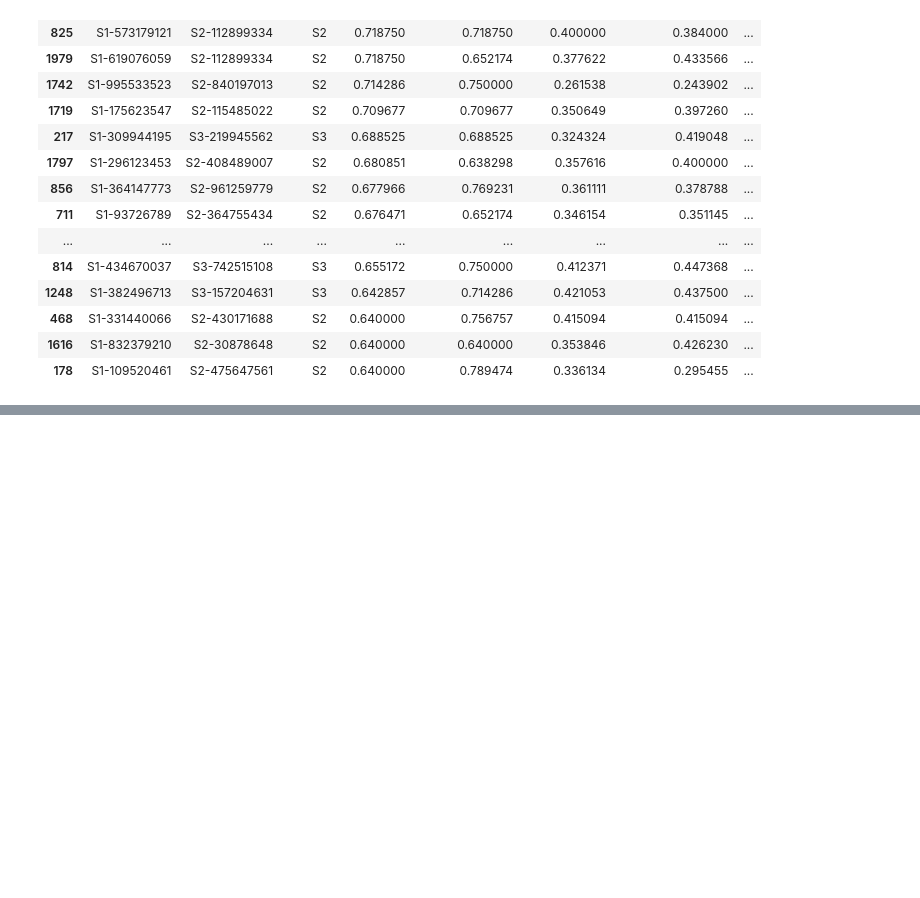
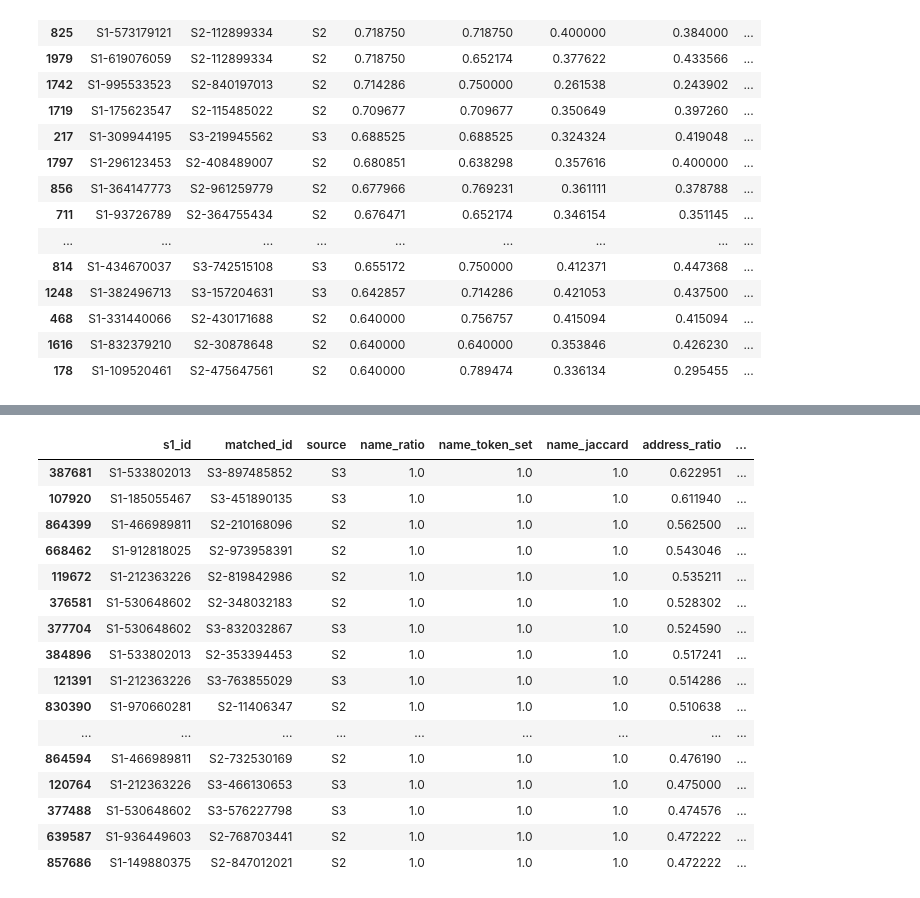
Before and after one commit to manndutiya23/amazon-ml-challenge-2026, a Jupyter notebook: notebooks/04_features.ipynb, the cells around one changed output, grey strips where cells are left out. Saved outputs shown, nothing was run; the diff lists cells and outputs as text; code cells hidden in the pictures; blank space fills up the shorter version.

```diff
--- a/notebooks/04_features.ipynb
+++ b/notebooks/04_features.ipynb
@@ -1230,0 +1921,46 @@ negative_features.sort_values(
+# %%
+hard_false = (
+    candidate_features[
+        ~candidate_features["is_match"]
+    ]
+    .sort_values(
+        ["name_ratio", "address_ratio"],
+        ascending=False,
+    )
+)
+
+display(
+    hard_false[
+        [
+            "s1_id",
+            "matched_id",
+            "source",
+            "name_ratio",
+            "name_token_set",
+            "name_jaccard",
+            "address_ratio",
+            "address_token_set",
+            "address_jaccard",
+            "digit_overlap",
+            "country_same",
+        ]
+    ].head(30)
+)
+# %% [output]
+|  | s1_id | matched_id | source | name_ratio | name_token_set | name_jaccard | address_ratio | ... |
+| 387681 | S1-533802013 | S3-897485852 | S3 | 1.0 | 1.0 | 1.0 | 0.622951 | ... |
+| 107920 | S1-185055467 | S3-451890135 | S3 | 1.0 | 1.0 | 1.0 | 0.611940 | ... |
+| 864399 | S1-466989811 | S2-210168096 | S2 | 1.0 | 1.0 | 1.0 | 0.562500 | ... |
+| 668462 | S1-912818025 | S2-973958391 | S2 | 1.0 | 1.0 | 1.0 | 0.543046 | ... |
+| 119672 | S1-212363226 | S2-819842986 | S2 | 1.0 | 1.0 | 1.0 | 0.535211 | ... |
+| 376581 | S1-530648602 | S2-348032183 | S2 | 1.0 | 1.0 | 1.0 | 0.528302 | ... |
+| 377704 | S1-530648602 | S3-832032867 | S3 | 1.0 | 1.0 | 1.0 | 0.524590 | ... |
+| 384896 | S1-533802013 | S2-353394453 | S2 | 1.0 | 1.0 | 1.0 | 0.517241 | ... |
+| 121391 | S1-212363226 | S3-763855029 | S3 | 1.0 | 1.0 | 1.0 | 0.514286 | ... |
+| 830390 | S1-970660281 | S2-11406347 | S2 | 1.0 | 1.0 | 1.0 | 0.510638 | ... |
+| ... | ... | ... | ... | ... | ... | ... | ... | ... |
+| 864594 | S1-466989811 | S2-732530169 | S2 | 1.0 | 1.0 | 1.0 | 0.476190 | ... |
+| 120764 | S1-212363226 | S3-466130653 | S3 | 1.0 | 1.0 | 1.0 | 0.475000 | ... |
+| 377488 | S1-530648602 | S3-576227798 | S3 | 1.0 | 1.0 | 1.0 | 0.474576 | ... |
+| 639587 | S1-936449603 | S2-768703441 | S2 | 1.0 | 1.0 | 1.0 | 0.472222 | ... |
+| 857686 | S1-149880375 | S2-847012021 | S2 | 1.0 | 1.0 | 1.0 | 0.472222 | ... |
```
Also changed, not shown: parts of 83 cells of this notebook, 3 other files.
